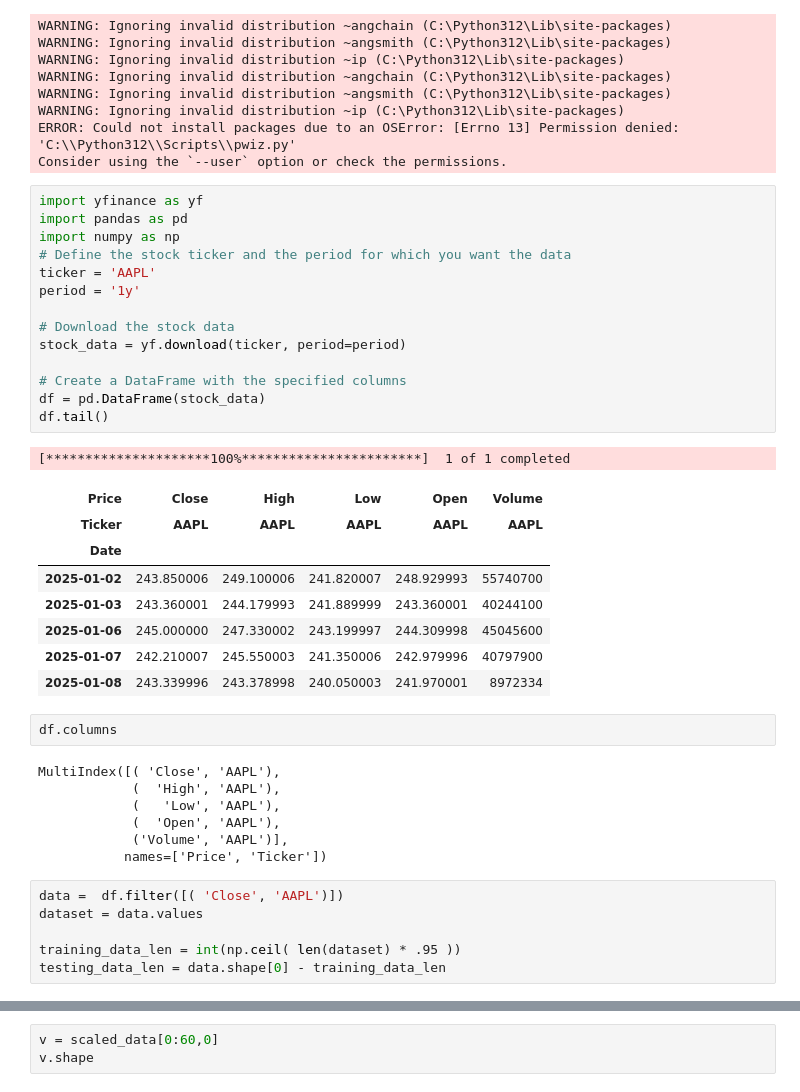
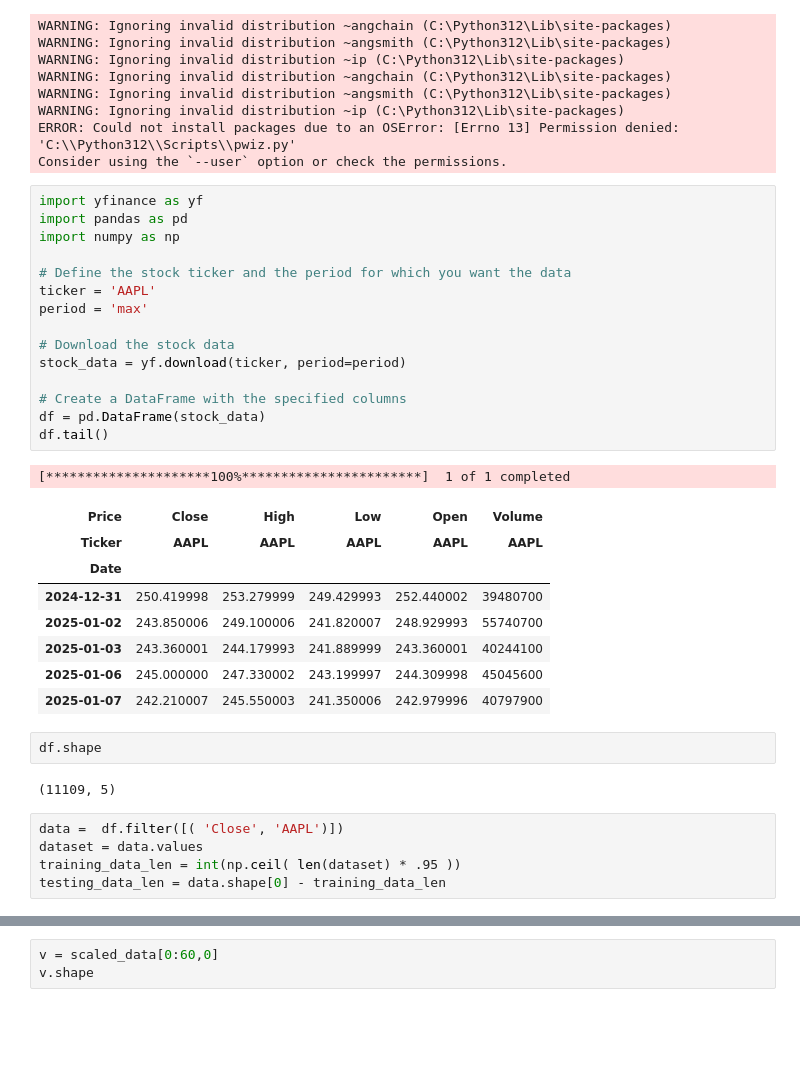
Before and after one commit to Black-fox17/2025, a Jupyter notebook: stock-prediction/api/Model/main.ipynb, the cells around one changed output, grey strips where cells are left out. Drawn from its saved outputs; the diff is of its cells as text; blank space fills up the shorter version.

```diff
--- a/stock-prediction/api/Model/main.ipynb
+++ b/stock-prediction/api/Model/main.ipynb
@@ -29,40 +29,35 @@ Consider using the `--user` option or check the permissions.
 # %%
 import yfinance as yf
 import pandas as pd
 import numpy as np
+
 # Define the stock ticker and the period for which you want the data
 ticker = 'AAPL'
-period = '1y'
+period = 'max'
 
 # Download the stock data
 stock_data = yf.download(ticker, period=period)
 
 # Create a DataFrame with the specified columns
 df = pd.DataFrame(stock_data)
 df.tail()
 # %% [output]
 [*********************100%***********************]  1 of 1 completed
 | Price | Close | High | Low | Open | Volume |
 | Ticker | AAPL | AAPL | AAPL | AAPL | AAPL |
 | Date |  |  |  |  |  |
+| 2024-12-31 | 250.419998 | 253.279999 | 249.429993 | 252.440002 | 39480700 |
 | 2025-01-02 | 243.850006 | 249.100006 | 241.820007 | 248.929993 | 55740700 |
 | 2025-01-03 | 243.360001 | 244.179993 | 241.889999 | 243.360001 | 40244100 |
 | 2025-01-06 | 245.000000 | 247.330002 | 243.199997 | 244.309998 | 45045600 |
 | 2025-01-07 | 242.210007 | 245.550003 | 241.350006 | 242.979996 | 40797900 |
-| 2025-01-08 | 243.339996 | 243.378998 | 240.050003 | 241.970001 | 8972334 |
 # %%
-df.columns
+df.shape
 # %% [output]
-MultiIndex([( 'Close', 'AAPL'),
-            (  'High', 'AAPL'),
-            (   'Low', 'AAPL'),
-            (  'Open', 'AAPL'),
-            ('Volume', 'AAPL')],
-           names=['Price', 'Ticker'])
+(11109, 5)
 # %%
 data =  df.filter([( 'Close', 'AAPL')])
 dataset = data.values
-
 training_data_len = int(np.ceil( len(dataset) * .95 ))
 testing_data_len = data.shape[0] - training_data_len
 # %%
```
Also changed, not shown: parts of 36 cells of this notebook, 3 other files.
